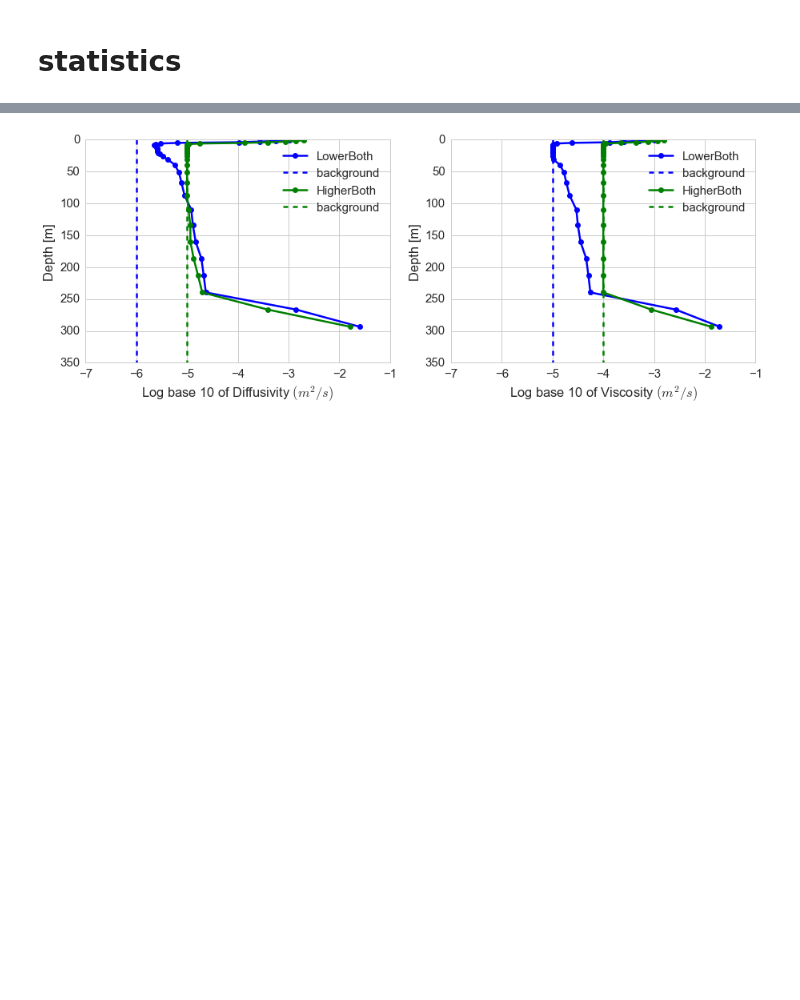
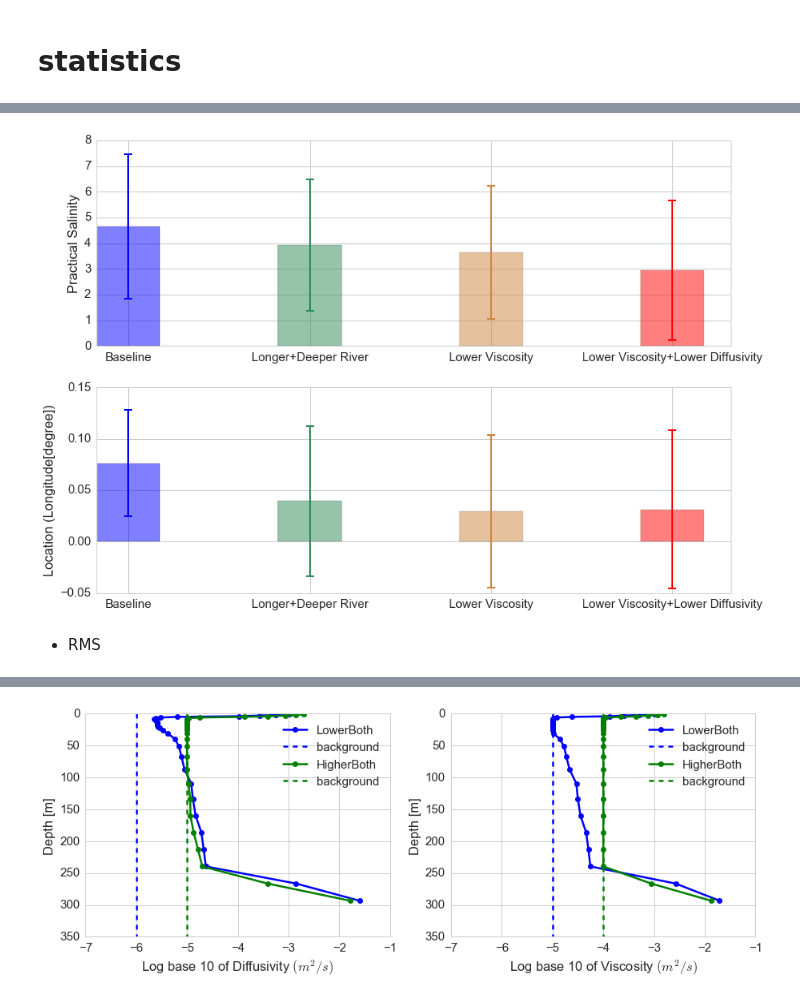
Before and after one commit to SalishSeaCast/analysis-jie, a Jupyter notebook: jie/OceanSciences/ParticleDeepening&Drifter&SalinityFerry&Statistics.ipynb, the cells around one changed output, grey strips where cells are left out. Cells and saved outputs as stored; diff of their text form; code cells hidden in the pictures; blank space fills up the shorter version.

```diff
--- a/jie/OceanSciences/ParticleDeepening&Drifter&SalinityFerry&Statistics.ipynb
+++ b/jie/OceanSciences/ParticleDeepening&Drifter&SalinityFerry&Statistics.ipynb
@@ -234,0 +552,40 @@ axs[0].legend(loc='upper center', bbox_to_anchor=(0.5, 1.25),
+# %%
+## loc
+diff_sal_now_loc = np.nanmean(np.array(lon_now)-np.array(lon_obs))
+diff_sal_deep_loc = np.nanmean(np.array(lon_deep)-np.array(lon_obs))
+diff_sal_redu_loc = np.nanmean(np.array(lon_redu)-np.array(lon_obs))
+diff_sal_allredu_loc = np.nanmean(np.array(lon_allredu)-np.array(lon_obs))
+## std
+std_sal_now_loc = np.nanstd(np.array(lon_now)-np.array(lon_obs))
+std_sal_deep_loc = np.nanstd(np.array(lon_deep)-np.array(lon_obs))
+std_sal_redu_loc = np.nanstd(np.array(lon_redu)-np.array(lon_obs))
+std_sal_allredu_loc = np.nanstd(np.array(lon_allredu)-np.array(lon_obs))
+# %%
+fig, axs = plt.subplots(2,1,figsize = [14,10])
+diff_values = [diff_sal_now,diff_sal_deep,diff_sal_redu,diff_sal_allredu]
+ind = np.arange(len(diff_values))
+colors = ['b','SeaGreen','Peru','r']
+std_values = [std_sal_now,std_sal_deep,std_sal_redu,std_sal_allredu]
+diff_locs = [diff_sal_now_loc,diff_sal_deep_loc,diff_sal_redu_loc,diff_sal_allredu_loc]
+std_locs = [std_sal_now_loc,std_sal_deep_loc,std_sal_redu_loc,std_sal_allredu_loc]
+width = 0.35
+ax = axs[0] ## diff values
+diff_value = ax.bar(ind, diff_values, width,color=colors,alpha=0.5)
+for pos, y, err, color in zip(ind, diff_values, std_values, colors):
+    ax.errorbar(pos+width/2, y, err, lw=2, capsize=5, capthick=2, color=color)
+ax.set_ylabel('Practical Salinity')
+
+ax =axs[1] ## diff locations
+diff_loc = ax.bar(ind, diff_locs, width, color=colors,alpha=0.5)
+for pos, y, err, color in zip(ind, diff_locs, std_locs, colors):
+    ax.errorbar(pos+width/2, y, err, lw=2, capsize=5, capthick=2, color=color)
+ax.set_ylabel('Location (Longitude[degree])')
+## xlabels
+for ax in axs:
+    ax.set_xticks(ind+width/2)
+    ax.set_xticklabels(('Baseline', 'Longer+Deeper River','Lower Viscosity', \
+                      'Lower Viscosity+Lower Diffusivity' ))
+# %% [output]
+[figure, added]
+# %% [markdown]
+* RMS
```
Also changed, not shown: parts of 22 cells of this notebook.
